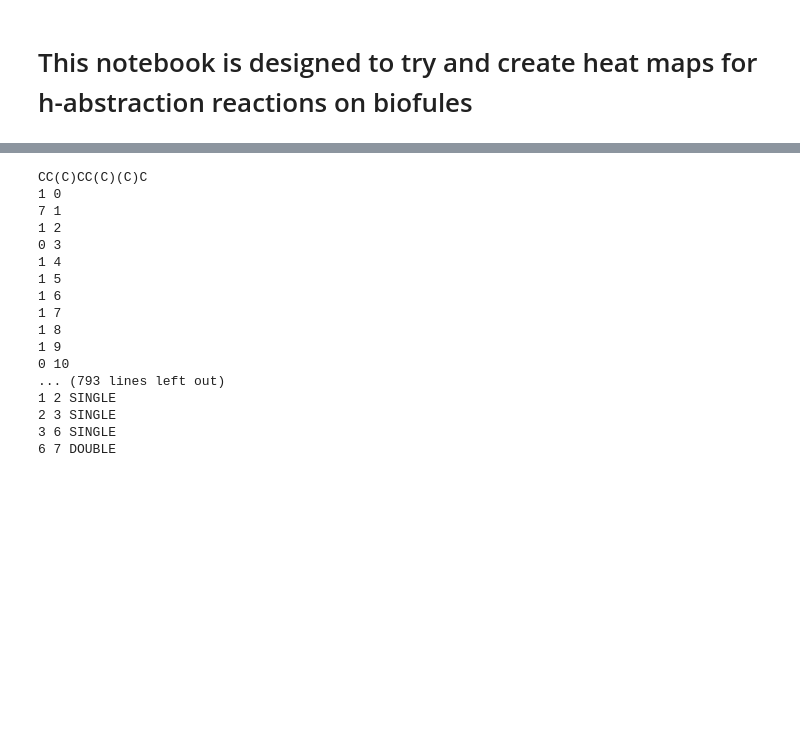
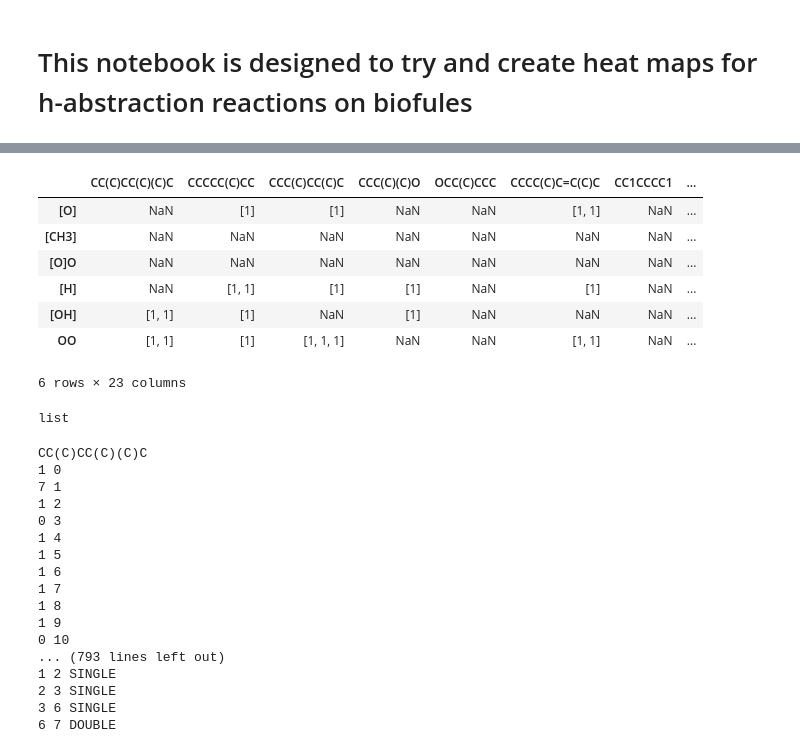
Before and after one commit to C-Underkoffler/OOHAbstraction, a Jupyter notebook: bioTST/moleculeHeatMap.ipynb, the cells around one changed output, grey strips where cells are left out. Drawn from its saved outputs; the diff is of its cells as text; code cells hidden in the pictures; blank space fills up the shorter version.

```diff
--- a/bioTST/moleculeHeatMap.ipynb
+++ b/bioTST/moleculeHeatMap.ipynb
@@ -78,3 +178,12 @@ df = df.set_index(df["Base Molecule"])
+# %%
+list_of_abstractors = [
+    "[O]",
+    "[CH3]",
+    "[O]O",
+    "[H]",
+    "[OH]",
+    "OO"
+]
 # %%
 list_of_smiles = [
     "CC(C)CC(C)(C)C",
@@ -101,6 +210,72 @@ list_of_smiles = [
     "CC=CCCC(C)C",
     "C=CCCCC(C)C"
 ]
+# %%
+test = pd.DataFrame(index=list_of_abstractors, columns=list_of_smiles)
+test
+
+scratch_directory = "/gss_gpfs_scratch/harms.n/bioTST/"
+results = defaultdict(OrderedDict)
+i = 0
+for file in os.listdir(scratch_directory):
+    if file.endswith(".log") and file.startswith("AutoTST"):
+        r = results[i]
+        file_name = os.path.join(scratch_directory, file)
+        with open(file_name, "r") as f:
+            lines = f.readlines()
+            for line in lines:
+                m = re.match('biofuelsTST.py:186 performCalcs INFO chemkinRxn: (.*)', line)
+                if m:
+                    rxn = eval(m.group(1))
+
+                    # Setting the abstractor and the biofuel smiles
+                    for reactant in rxn.reactants:
+                        if reactant.toSMILES() in list_of_smiles:
+                            smiles = reactant.toSMILES()
+                        if reactant.toSMILES() in list_of_abstractors:
+                            abstractor = reactant.toSMILES()
+
+
+                    for product in rxn.products:
+                        if reactant.toSMILES() in list_of_smiles:
+                            smiles = reactant.toSMILES()
+                        if reactant.toSMILES() in list_of_abstractors:
+                            abstractor = reactant.toSMILES()
+
+                n = re.match('We have calculated kinetics (.*)', line)
+                if n:
+                    if type(test[smiles].loc[abstractor]) == type([]):
+                        #print type(test[smiles].loc[abstractor])
+                        lst = test[smiles].loc[abstractor]
+                        lst.append(1)
+                        test[smiles].loc[abstractor] = lst
+                    else:
+                        test[smiles].loc[abstractor] = [1]
+                """else:
+                    if type(test[smiles].loc[abstractor]) == type([]):
+                        #print test[smiles].loc[abstractor]
+                        lst = test[smiles].loc[abstractor]
+                        lst.append(0)
+                        test[smiles].loc[abstractor] = lst
+                    else:
+                        test[smiles].loc[abstractor] = [0]"""
+        #print smiles, abstractor
+#test.count(axis=1), test.count(axis=0)
+
+test
+# %% [output]
+|  | CC(C)CC(C)(C)C | CCCCC(C)CC | CCC(C)CC(C)C | CCC(C)(C)O | OCC(C)CCC | CCCC(C)C=C(C)C | CC1CCCC1 | ... |
+| [O] | NaN | [1] | [1] | NaN | NaN | [1, 1] | NaN | ... |
+| [CH3] | NaN | NaN | NaN | NaN | NaN | NaN | NaN | ... |
+| [O]O | NaN | NaN | NaN | NaN | NaN | NaN | NaN | ... |
+| [H] | NaN | [1, 1] | [1] | [1] | NaN | [1] | NaN | ... |
+| [OH] | [1, 1] | [1] | NaN | [1] | NaN | NaN | NaN | ... |
+| OO | [1, 1] | [1] | [1, 1, 1] | NaN | NaN | [1, 1] | NaN | ... |
+6 rows × 23 columns
+# %%
+type(test[smiles].loc[abstractor])
+# %% [output]
+list
 # %%
 for smiles in list_of_smiles:
     print smiles
```
Also changed, not shown: parts of 7 cells of this notebook, 4 other files.
